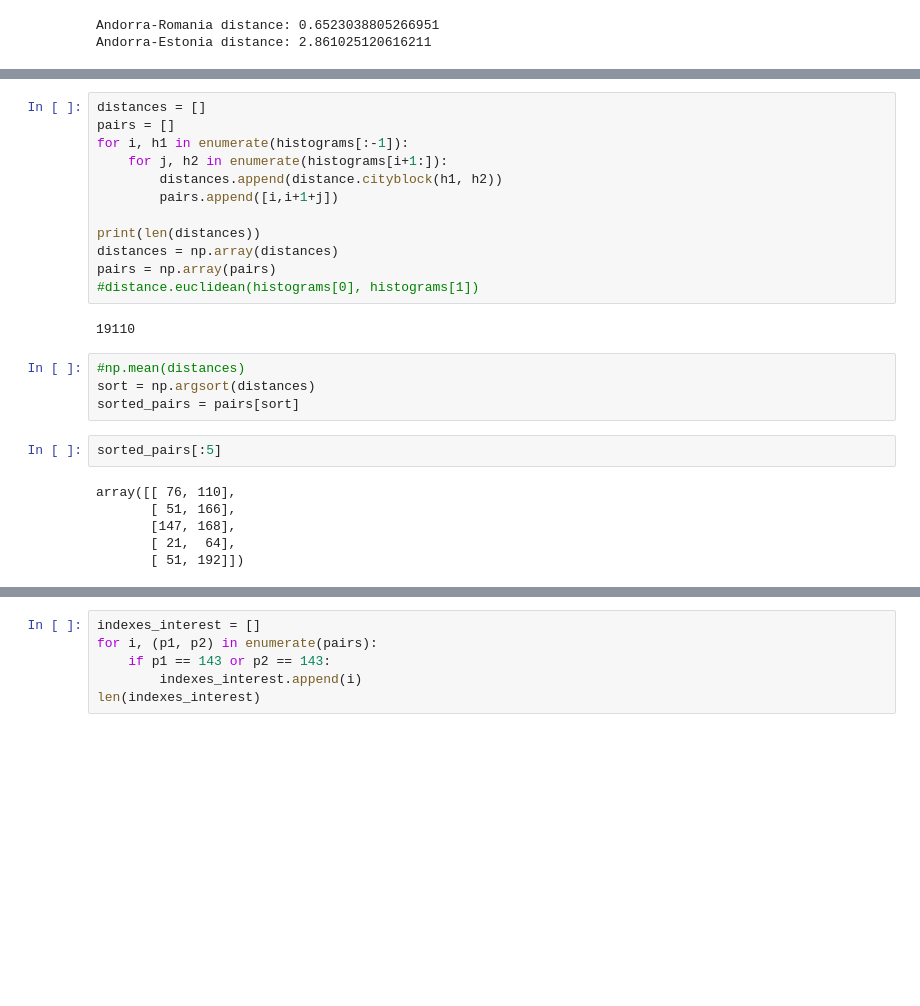
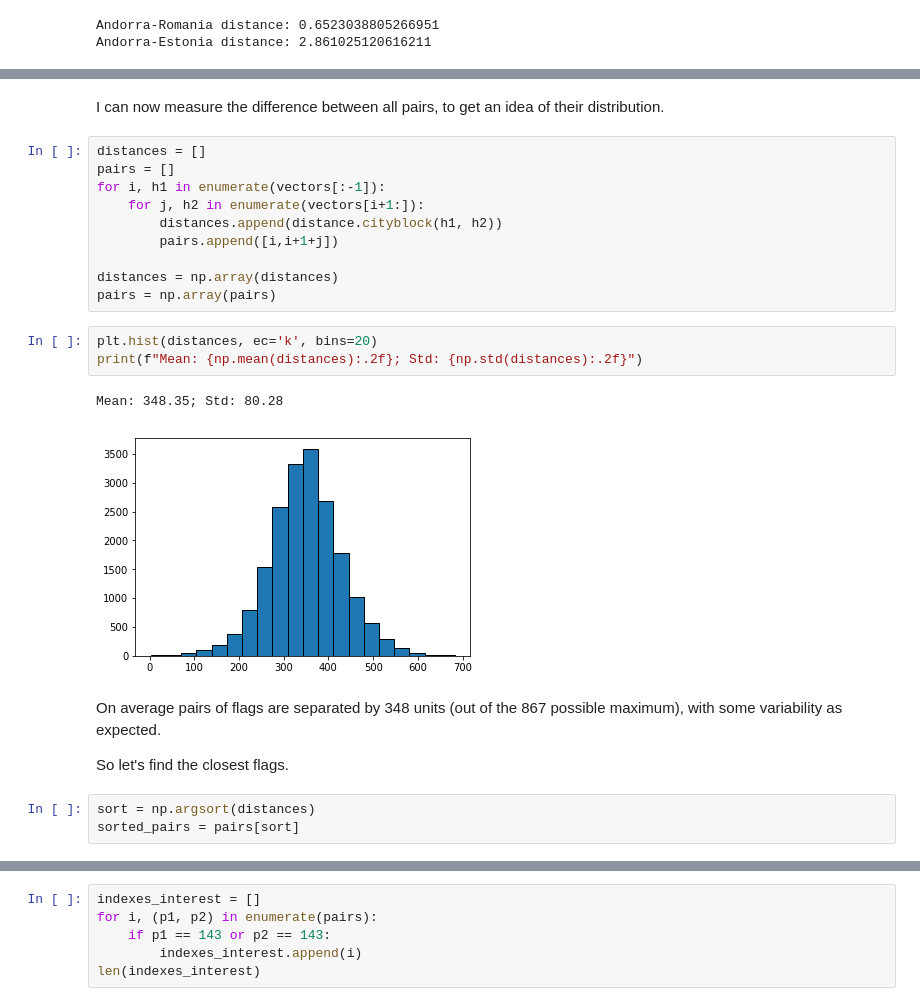
Before and after one commit to ricardoV94/stats, a Jupyter notebook: flags/Flags dendogram.ipynb, the cells around one changed output, grey strips where cells are left out. Drawn from its saved outputs; the diff is of its cells as text; blank space fills up the shorter version.

```diff
--- a/flags/Flags dendogram.ipynb
+++ b/flags/Flags dendogram.ipynb
@@ -202,26 +160,25 @@ fig.show()
+# %% [markdown]
+I can now measure the difference between all pairs, to get an idea of their distribution.
 # %%
 distances = []
 pairs = []
-for i, h1 in enumerate(histograms[:-1]):
-    for j, h2 in enumerate(histograms[i+1:]):
+for i, h1 in enumerate(vectors[:-1]):
+    for j, h2 in enumerate(vectors[i+1:]):
         distances.append(distance.cityblock(h1, h2))
         pairs.append([i,i+1+j])
 
-print(len(distances))
 distances = np.array(distances)
 pairs = np.array(pairs)
-#distance.euclidean(histograms[0], histograms[1])
-# %% [output]
-19110
+# %%
+plt.hist(distances, ec='k', bins=20)
+print(f"Mean: {np.mean(distances):.2f}; Std: {np.std(distances):.2f}")
+# %% [output]
+Mean: 348.35; Std: 80.28
+[figure, added]
+# %% [markdown]
+On average pairs of flags are separated by 348 units (out of the 867 possible maximum), with some variability as expected.
+
+So let's find the closest flags.
 # %%
-#np.mean(distances)
 sort = np.argsort(distances)
 sorted_pairs = pairs[sort]
-# %%
-sorted_pairs[:5]
-# %% [output]
-array([[ 76, 110],
-       [ 51, 166],
-       [147, 168],
-       [ 21,  64],
-       [ 51, 192]])
```
Also changed, not shown: parts of 40 cells of this notebook.
